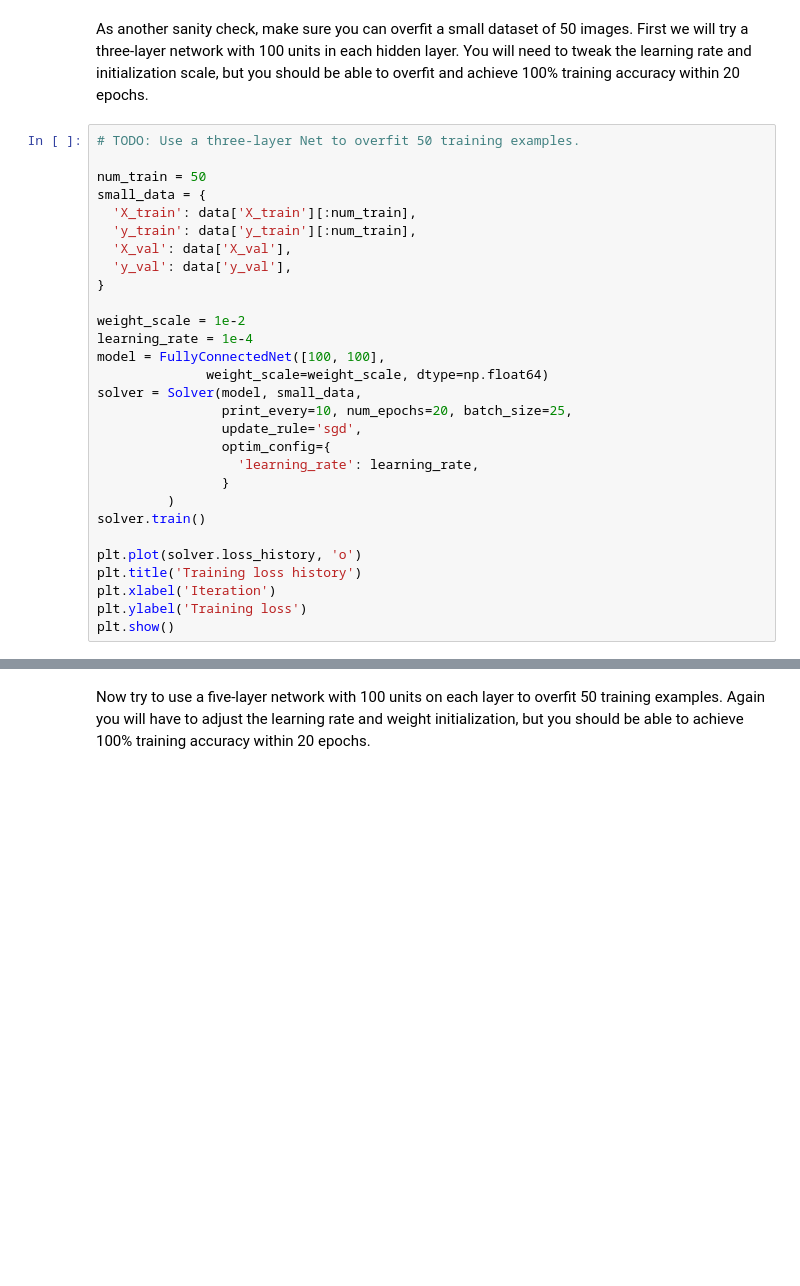
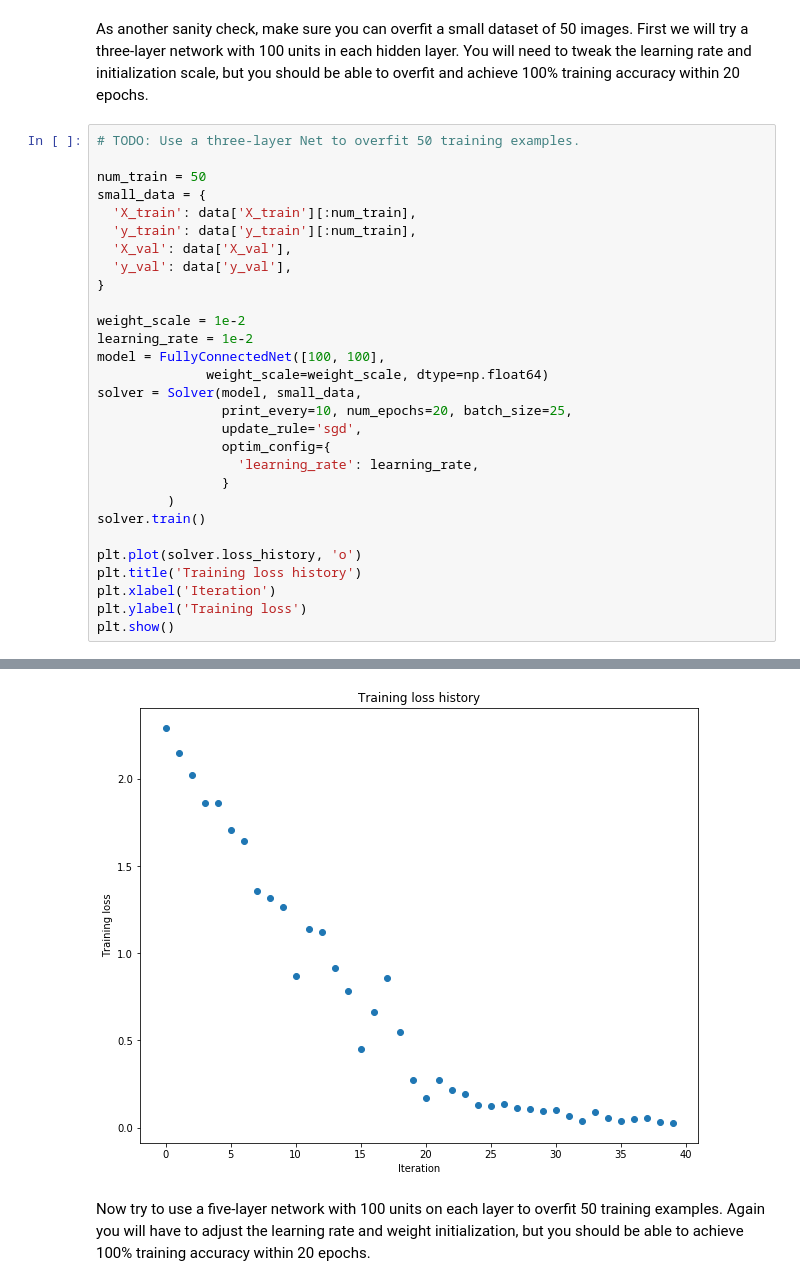
Before and after one commit to XIANGFANGCODE/cs231_assignment, a Jupyter notebook: assignment2/FullyConnectedNets.ipynb, the cells around one changed output, grey strips where cells are left out. Cells and saved outputs as stored; diff of their text form; blank space fills up the shorter version.

```diff
--- a/assignment2/FullyConnectedNets.ipynb
+++ b/assignment2/FullyConnectedNets.ipynb
@@ -441,7 +454,7 @@ small_data = {
 }
 
 weight_scale = 1e-2
-learning_rate = 1e-4
+learning_rate = 1e-2
 model = FullyConnectedNet([100, 100],
               weight_scale=weight_scale, dtype=np.float64)
 solver = Solver(model, small_data,
@@ -458,3 +471,4 @@ plt.title('Training loss history')
 plt.xlabel('Iteration')
 plt.ylabel('Training loss')
 plt.show()
+# %% [output]
@@ -461,3 +492,4 @@ plt.show()
+[figure, added]
 # %% [markdown]
 Now try to use a five-layer network with 100 units on each layer to overfit 50 training examples. Again you will have to adjust the learning rate and weight initialization, but you should be able to achieve 100% training accuracy within 20 epochs.
 # %%
```
Also changed, not shown: parts of 13 cells of this notebook, 9 other files.
